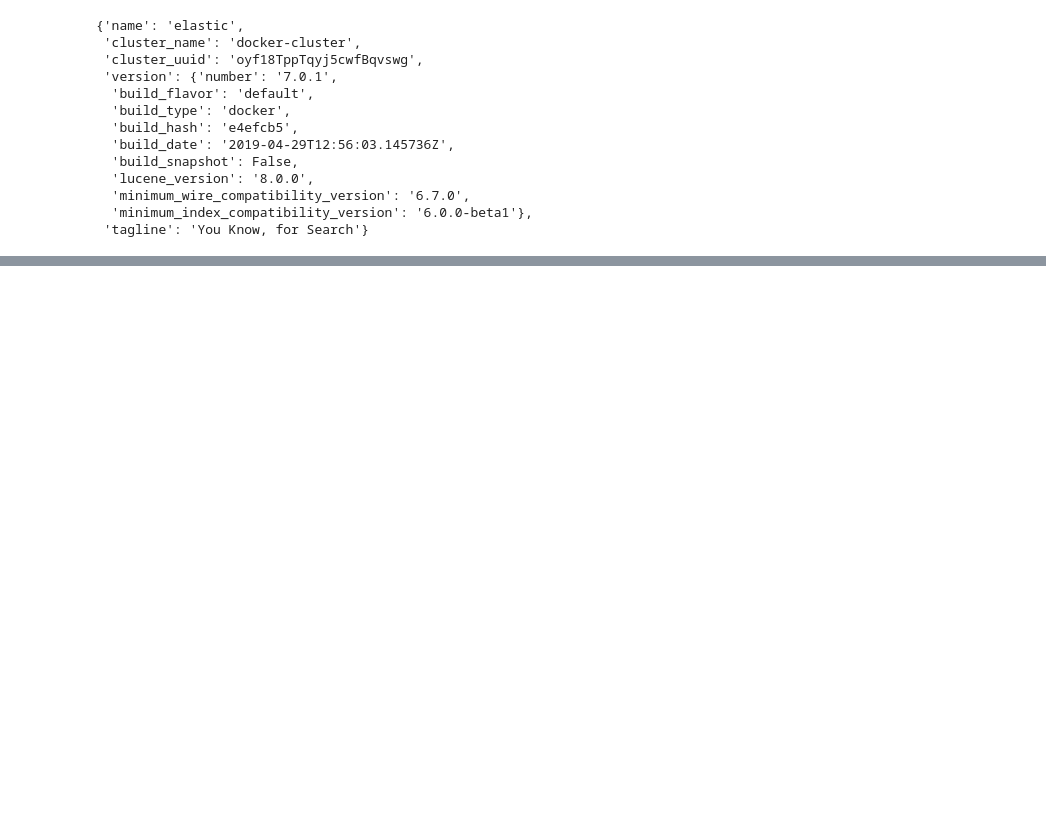
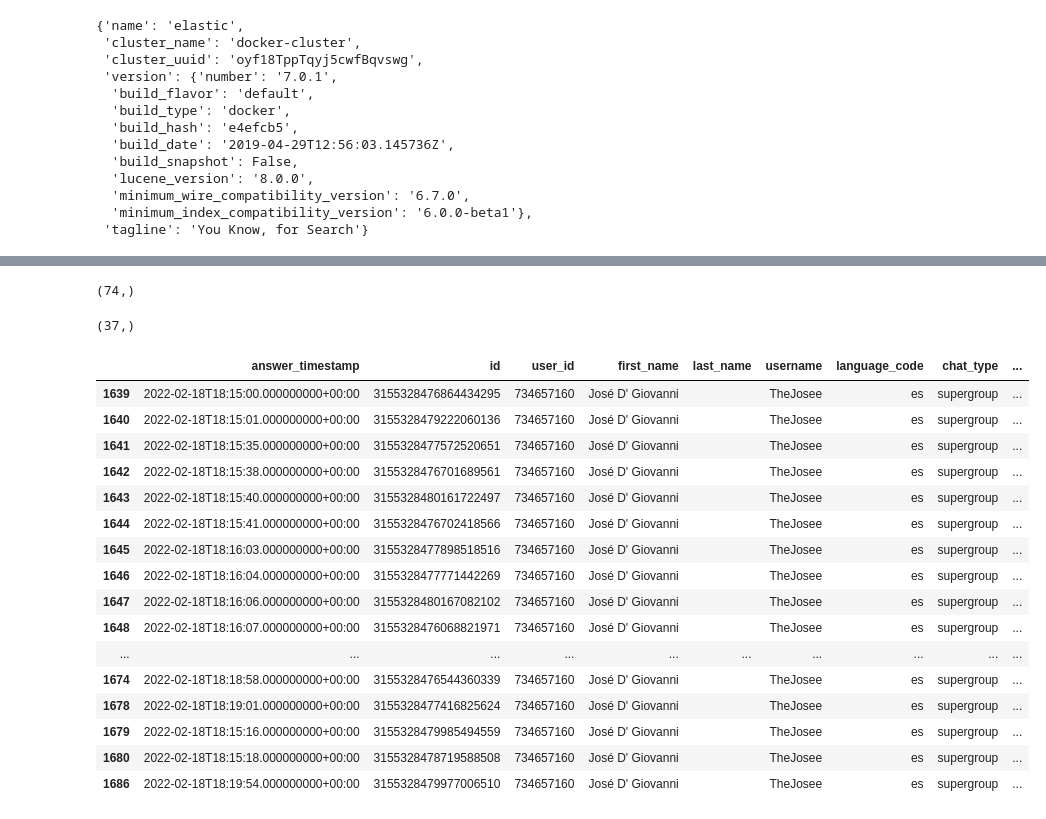
Before and after one commit to memlish/memlish, a Jupyter notebook: notebooks/03_elastic_logs.ipynb, the cells around one changed output, grey strips where cells are left out. Cells and saved outputs as stored; diff of their text form; code cells hidden in the pictures; blank space fills up the shorter version.

```diff
--- a/notebooks/03_elastic_logs.ipynb
+++ b/notebooks/03_elastic_logs.ipynb
@@ -132,3 +176,31 @@ Name: username, dtype: int64
+# %%
+logs_df[selection_mask & after_post_mask]['username'].shape
+# %% [output]
+(74,)
+# %%
+logs_df[selection_mask & after_post_mask]['username'].unique().shape
+# %% [output]
+(37,)
+# %%
+logs_df[logs_df['username'] == 'TheJosee']
+# %% [output]
+|  | answer_timestamp | id | user_id | first_name | last_name | username | language_code | chat_type | ... |
+| 1639 | 2022-02-18T18:15:00.000000000+00:00 | 3155328476864434295 | 734657160 | José D' Giovanni |  | TheJosee | es | supergroup | ... |
+| 1640 | 2022-02-18T18:15:01.000000000+00:00 | 3155328479222060136 | 734657160 | José D' Giovanni |  | TheJosee | es | supergroup | ... |
+| 1641 | 2022-02-18T18:15:35.000000000+00:00 | 3155328477572520651 | 734657160 | José D' Giovanni |  | TheJosee | es | supergroup | ... |
+| 1642 | 2022-02-18T18:15:38.000000000+00:00 | 3155328476701689561 | 734657160 | José D' Giovanni |  | TheJosee | es | supergroup | ... |
+| 1643 | 2022-02-18T18:15:40.000000000+00:00 | 3155328480161722497 | 734657160 | José D' Giovanni |  | TheJosee | es | supergroup | ... |
+| 1644 | 2022-02-18T18:15:41.000000000+00:00 | 3155328476702418566 | 734657160 | José D' Giovanni |  | TheJosee | es | supergroup | ... |
+| 1645 | 2022-02-18T18:16:03.000000000+00:00 | 3155328477898518516 | 734657160 | José D' Giovanni |  | TheJosee | es | supergroup | ... |
+| 1646 | 2022-02-18T18:16:04.000000000+00:00 | 3155328477771442269 | 734657160 | José D' Giovanni |  | TheJosee | es | supergroup | ... |
+| 1647 | 2022-02-18T18:16:06.000000000+00:00 | 3155328480167082102 | 734657160 | José D' Giovanni |  | TheJosee | es | supergroup | ... |
+| 1648 | 2022-02-18T18:16:07.000000000+00:00 | 3155328476068821971 | 734657160 | José D' Giovanni |  | TheJosee | es | supergroup | ... |
+| ... | ... | ... | ... | ... | ... | ... | ... | ... | ... |
+| 1674 | 2022-02-18T18:18:58.000000000+00:00 | 3155328476544360339 | 734657160 | José D' Giovanni |  | TheJosee | es | supergroup | ... |
+| 1678 | 2022-02-18T18:19:01.000000000+00:00 | 3155328477416825624 | 734657160 | José D' Giovanni |  | TheJosee | es | supergroup | ... |
+| 1679 | 2022-02-18T18:15:16.000000000+00:00 | 3155328479985494559 | 734657160 | José D' Giovanni |  | TheJosee | es | supergroup | ... |
+| 1680 | 2022-02-18T18:15:18.000000000+00:00 | 3155328478719588508 | 734657160 | José D' Giovanni |  | TheJosee | es | supergroup | ... |
+| 1686 | 2022-02-18T18:19:54.000000000+00:00 | 3155328479977006510 | 734657160 | José D' Giovanni |  | TheJosee | es | supergroup | ... |
 # %%
 logs_df[selection_mask]['username'].value_counts().shape
 # %% [output]
```
Also changed, not shown: parts of 8 cells of this notebook.
